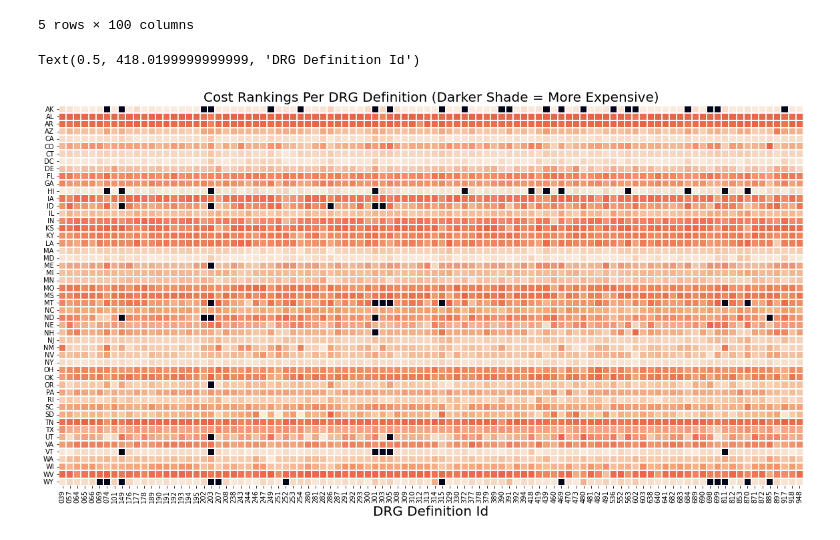
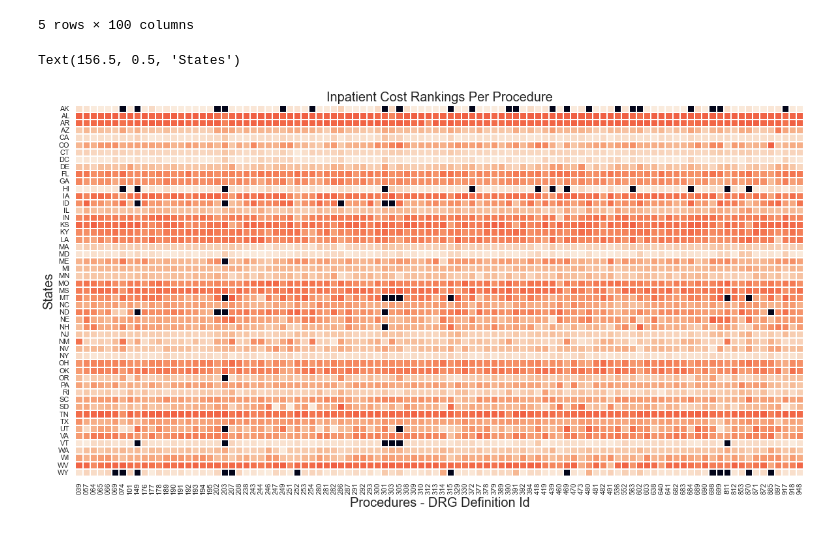
Before and after one commit to blueming-camelia/CIS6397_Project, a Jupyter notebook: medicareData.ipynb, the cells around one changed output. Saved outputs shown, nothing was run; the diff lists cells and outputs as text; code cells hidden in the pictures.

Commit message:
updating heatmap title

```diff
--- a/medicareData.ipynb
+++ b/medicareData.ipynb
@@ -22,13 +20,13 @@ _df.to_sql('hospital_charges', conn, if_exists='replace', index=False)
 conn.close()
 # %%
-conn = sqlite3.connect('hospital_charges.db')
+conn = sqlite3.connect('inpatient_hospital_charges.db')
 
 query = '''
 SELECT `DRG Definition`, `Provider State` as providerState, t.maxAvgPaymentPerDRG
-FROM hospital_charges hc
+FROM inpatient_hospital_charges hc
 INNER JOIN (
     SELECT `DRG Definition` as drg, MAX(`Average Total Payments`) as maxAvgPaymentPerDRG
-    FROM hospital_charges
+    FROM inpatient_hospital_charges
     GROUP BY `DRG Definition`
 ) t
 ON hc.`DRG Definition` == t.drg AND hc.`Average Total Payments` == t.maxAvgPaymentPerDRG
@@ -41,14 +39,14 @@ conn.close()
 # %%
 _df = pd.DataFrame(results, columns=['DRG', 'ProviderState', 'Payment'])
 # %%
-conn = sqlite3.connect('hospital_charges.db')
+conn = sqlite3.connect('inpatient_hospital_charges.db')
 
 ranking_by_drg = dict()
 for drg in inpatient_df['DRG Definition'].unique():
 
     query = """
         SELECT `Provider State` as providerState
-        FROM hospital_charges
+        FROM inpatient_hospital_charges
         WHERE `DRG Definition` = '{drg}'
         GROUP BY `Provider State`
         ORDER BY AVG(`Average Total Payments`) ASC
@@ -100,9 +114,10 @@ _df.head() #wherre -100 is not a rank but only a placeholder - shown as dark blu
 5 rows × 100 columns
 # %%
 plt.figure(figsize=(20,20))
-sns.heatmap(_df, square=True, vmin=-100, cbar=False, linewidths=0.1)
-plt.title("Cost Rankings Per DRG Definition (Darker Shade = More Expensive)", fontsize=20)
-plt.xlabel("DRG Definition Id", fontsize=20)
+sns.heatmap(_df, square=True, cbar=False, vmin=-100, linewidths=0.4)
+plt.title("Inpatient Cost Rankings Per Procedure", fontsize=20)
+plt.xlabel("Procedures - DRG Definition Id", fontsize=20)
+plt.ylabel("States", fontsize=20)
 # %% [output]
-Text(0.5, 418.0199999999999, 'DRG Definition Id')
+Text(156.5, 0.5, 'States')
-[figure, old version]
+[figure, new version]
```
Also changed, not shown: parts of 4 cells of this notebook, 2 other files.
